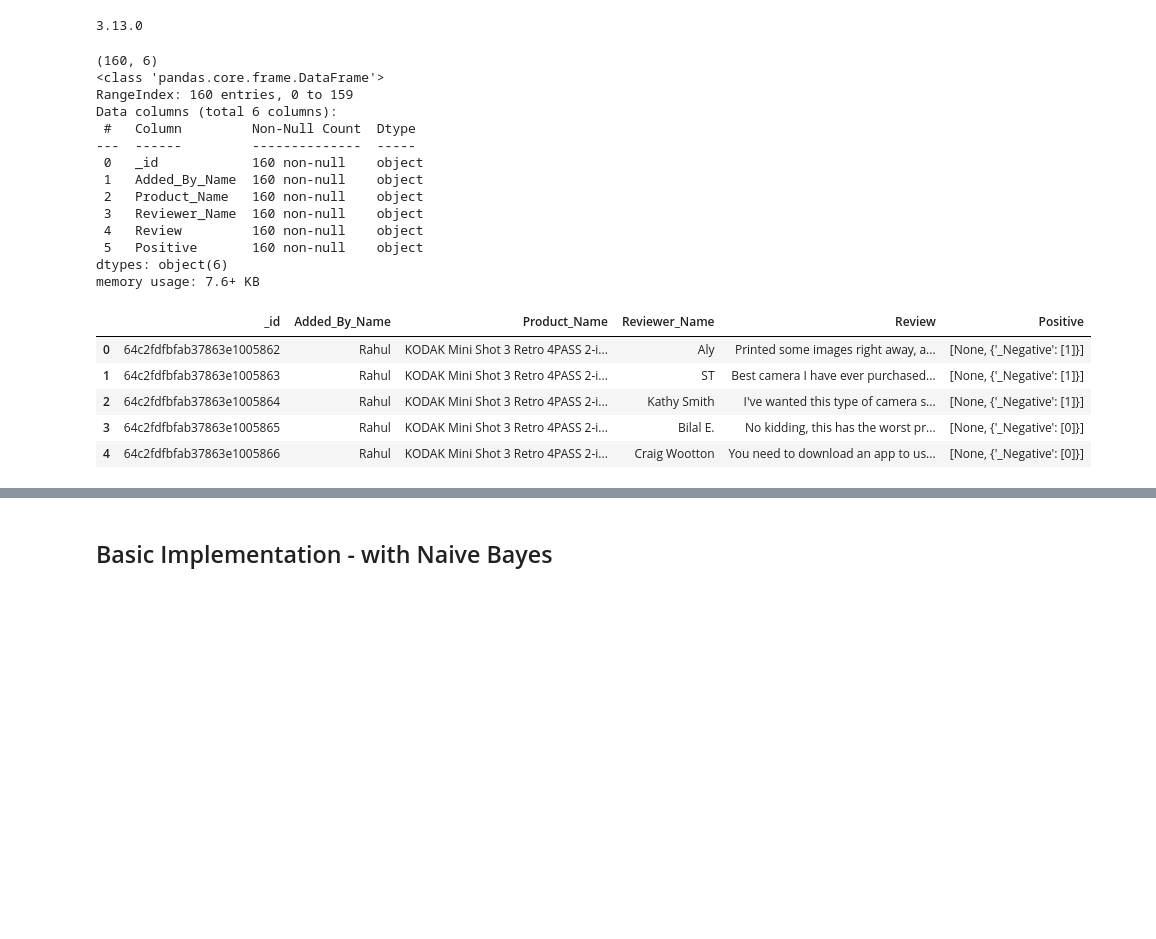
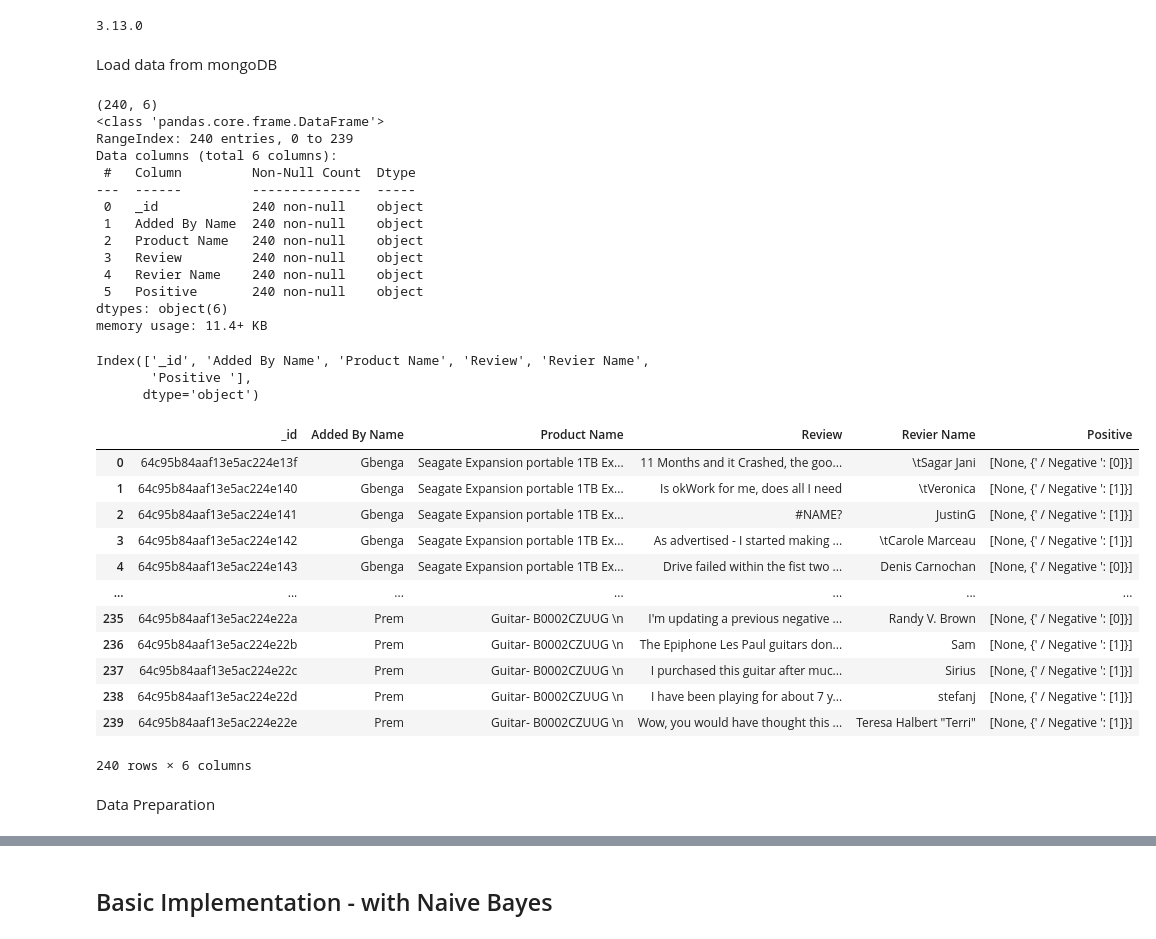
Before and after one commit to enjegoodnezz/ML_AI, a Jupyter notebook: ml-text-analysis-amazon-reviews-sentiment.ipynb, the cells around one changed output, grey strips where cells are left out. Drawn from its saved outputs; the diff is of its cells as text; code cells hidden in the pictures; blank space fills up the shorter version.

```diff
--- a/ml-text-analysis-amazon-reviews-sentiment.ipynb
+++ b/ml-text-analysis-amazon-reviews-sentiment.ipynb
@@ -35,27 +38,35 @@ warnings.filterwarnings('ignore')
 print(pymongo.__version__)
 # %% [output]
 3.13.0
+# %% [markdown]
+Load data from mongoDB
 # %%
 # Replace 'your_mongodb_uri' with your actual MongoDB URI.
 mongo_client = pymongo.MongoClient('mongodb+srv://premnishanth:GXBEwDCW9aPjXtoc@cluster0.xubnlje.mongodb.net/')
-database = mongo_client['reviews']
+database = mongo_client['review_analysis']
 collection = database['text_analysis']
 
 reviews_df = pd.DataFrame(list(collection.find()))
 print(reviews_df.shape)
 reviews_df.info()
 # %% [output]
-(160, 6)
+(240, 6)
 <class 'pandas.core.frame.DataFrame'>
-RangeIndex: 160 entries, 0 to 159
+RangeIndex: 240 entries, 0 to 239
 Data columns (total 6 columns):
  #   Column         Non-Null Count  Dtype
 ---  ------         --------------  -----
- 0   _id            160 non-null    object
- 1   Added_By_Name  160 non-null    object
- 2   Product_Name   160 non-null    object
- 3   Reviewer_Name  160 non-null    object
- 4   Review         160 non-null    object
- 5   Positive       160 non-null    object
+ 0   _id            240 non-null    object
+ 1   Added By Name  240 non-null    object
+ 2   Product Name   240 non-null    object
+ 3   Review         240 non-null    object
+ 4   Revier Name    240 non-null    object
+ 5   Positive       240 non-null    object
 dtypes: object(6)
-memory usage: 7.6+ KB
+memory usage: 11.4+ KB
+# %%
+print(reviews_df.columns)
+# %% [output]
+Index(['_id', 'Added By Name', 'Product Name', 'Review', 'Revier Name',
+       'Positive '],
+      dtype='object')
@@ -62,9 +75,27 @@ memory usage: 7.6+ KB
+# %%
+# Filter rows where 'ADDED_BY' is not equal to 'GBenga'
+filtered_df = reviews_df[reviews_df['Added By Name'] != 'Gbenga']
+
+# Swap 'REVIEWER_NAME' with 'REVIEW' only for the filtered rows
+filtered_df.loc[:, ['Review', 'Revier Name']] = filtered_df.loc[:, ['Revier Name', 'Review']].values
+
+# Update the original DataFrame with the modified data for the filtered rows
+reviews_df.update(filtered_df)
 # %%
-reviews_df.head()
+reviews_df
 # %% [output]
-|  | _id | Added_By_Name | Product_Name | Reviewer_Name | Review | Positive |
-| 0 | 64c2fdfbfab37863e1005862 | Rahul | KODAK Mini Shot 3 Retro 4PASS 2-i... | Aly | Printed some images right away, a... | [None, {'_Negative': [1]}] |
-| 1 | 64c2fdfbfab37863e1005863 | Rahul | KODAK Mini Shot 3 Retro 4PASS 2-i... | ST | Best camera I have ever purchased... | [None, {'_Negative': [1]}] |
-| 2 | 64c2fdfbfab37863e1005864 | Rahul | KODAK Mini Shot 3 Retro 4PASS 2-i... | Kathy Smith | I've wanted this type of camera s... | [None, {'_Negative': [1]}] |
-| 3 | 64c2fdfbfab37863e1005865 | Rahul | KODAK Mini Shot 3 Retro 4PASS 2-i... | Bilal E. | No kidding, this has the worst pr... | [None, {'_Negative': [0]}] |
-| 4 | 64c2fdfbfab37863e1005866 | Rahul | KODAK Mini Shot 3 Retro 4PASS 2-i... | Craig Wootton | You need to download an app to us... | [None, {'_Negative': [0]}] |
+|  | _id | Added By Name | Product Name | Review | Revier Name | Positive |
+| 0 | 64c95b84aaf13e5ac224e13f | Gbenga | Seagate Expansion portable 1TB Ex... | 11 Months and it Crashed, the goo... | \tSagar Jani | [None, {' / Negative ': [0]}] |
+| 1 | 64c95b84aaf13e5ac224e140 | Gbenga | Seagate Expansion portable 1TB Ex... | Is okWork for me, does all I need | \tVeronica | [None, {' / Negative ': [1]}] |
+| 2 | 64c95b84aaf13e5ac224e141 | Gbenga | Seagate Expansion portable 1TB Ex... | #NAME? | JustinG | [None, {' / Negative ': [1]}] |
+| 3 | 64c95b84aaf13e5ac224e142 | Gbenga | Seagate Expansion portable 1TB Ex... | As advertised - I started making ... | \tCarole Marceau | [None, {' / Negative ': [1]}] |
+| 4 | 64c95b84aaf13e5ac224e143 | Gbenga | Seagate Expansion portable 1TB Ex... | Drive failed within the fist two ... | Denis Carnochan | [None, {' / Negative ': [0]}] |
+| ... | ... | ... | ... | ... | ... | ... |
+| 235 | 64c95b84aaf13e5ac224e22a | Prem | Guitar- B0002CZUUG \n | I'm updating a previous negative ... | Randy V. Brown | [None, {' / Negative ': [0]}] |
+| 236 | 64c95b84aaf13e5ac224e22b | Prem | Guitar- B0002CZUUG \n | The Epiphone Les Paul guitars don... | Sam | [None, {' / Negative ': [1]}] |
+| 237 | 64c95b84aaf13e5ac224e22c | Prem | Guitar- B0002CZUUG \n | I purchased this guitar after muc... | Sirius | [None, {' / Negative ': [1]}] |
+| 238 | 64c95b84aaf13e5ac224e22d | Prem | Guitar- B0002CZUUG \n | I have been playing for about 7 y... | stefanj | [None, {' / Negative ': [1]}] |
+| 239 | 64c95b84aaf13e5ac224e22e | Prem | Guitar- B0002CZUUG \n | Wow, you would have thought this ... | Teresa Halbert "Terri" | [None, {' / Negative ': [1]}] |
+240 rows × 6 columns
+# %% [markdown]
+Data Preparation
```
Also changed, not shown: parts of 42 cells of this notebook.
